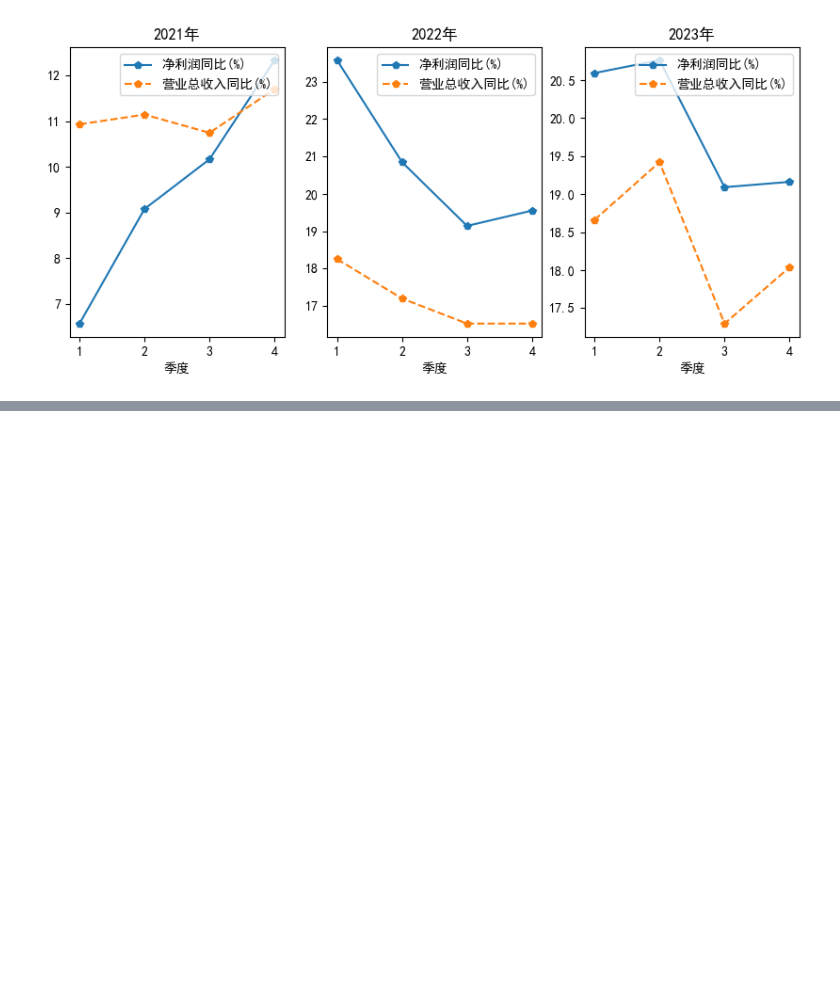
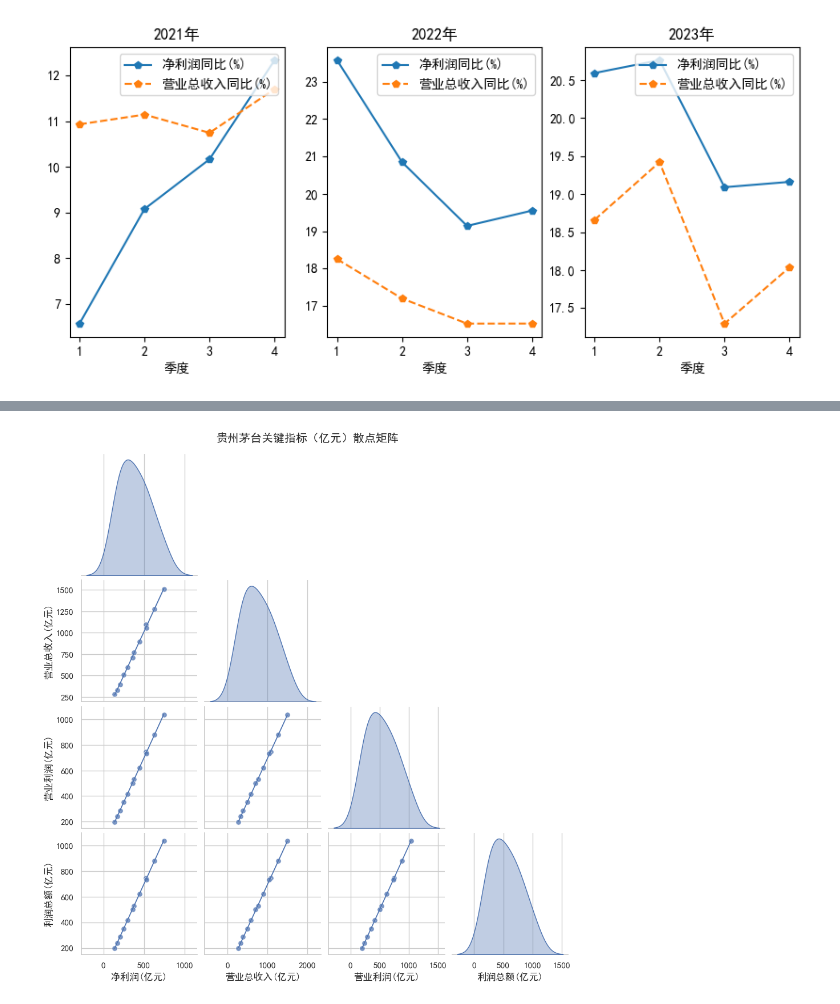
Before and after one commit to purequant/QuantitativeResearch, a Jupyter notebook: 上市公司财务指标可视化分析/上市公司财务指标可视化分析.ipynb, the cells around one changed output, grey strips where cells are left out. Saved outputs shown, nothing was run; the diff lists cells and outputs as text; code cells hidden in the pictures; blank space fills up the shorter version.

```diff
--- a/上市公司财务指标可视化分析/上市公司财务指标可视化分析.ipynb
+++ b/上市公司财务指标可视化分析/上市公司财务指标可视化分析.ipynb
@@ -156,0 +121,33 @@ plt.show()
+# %%
+# 美化：统一主题、转成“亿元”避免坐标太大、加回归线/透明度、只画下三角
+sns.set_theme(
+    style="whitegrid",
+    rc={
+        "font.sans-serif": [
+            "SimHei",
+        ],
+        "axes.unicode_minus": False,
+    },
+)
+
+df_plot = data[cols].copy() / 1e8
+df_plot.columns = [f"{c}(亿元)" for c in cols]
+
+g = sns.pairplot(
+    df_plot,
+    kind="reg",
+    diag_kind="kde",
+    corner=True,
+    height=2.4,
+    # kind="reg" 底层用的是 sns.regplot；散点参数要放到 scatter_kws 里
+    plot_kws=dict(
+        scatter_kws=dict(s=45, alpha=0.75, edgecolor="white", linewidths=0.6),
+        line_kws=dict(linewidth=1.2),
+    ),
+    diag_kws=dict(fill=True, alpha=0.35),
+)
+
+g.fig.suptitle("贵州茅台关键指标（亿元）散点矩阵", y=1.02)
+plt.show()
+# %% [output]
+[figure, added]
```
Also changed, not shown: parts of 14 cells of this notebook, 7 other files.
